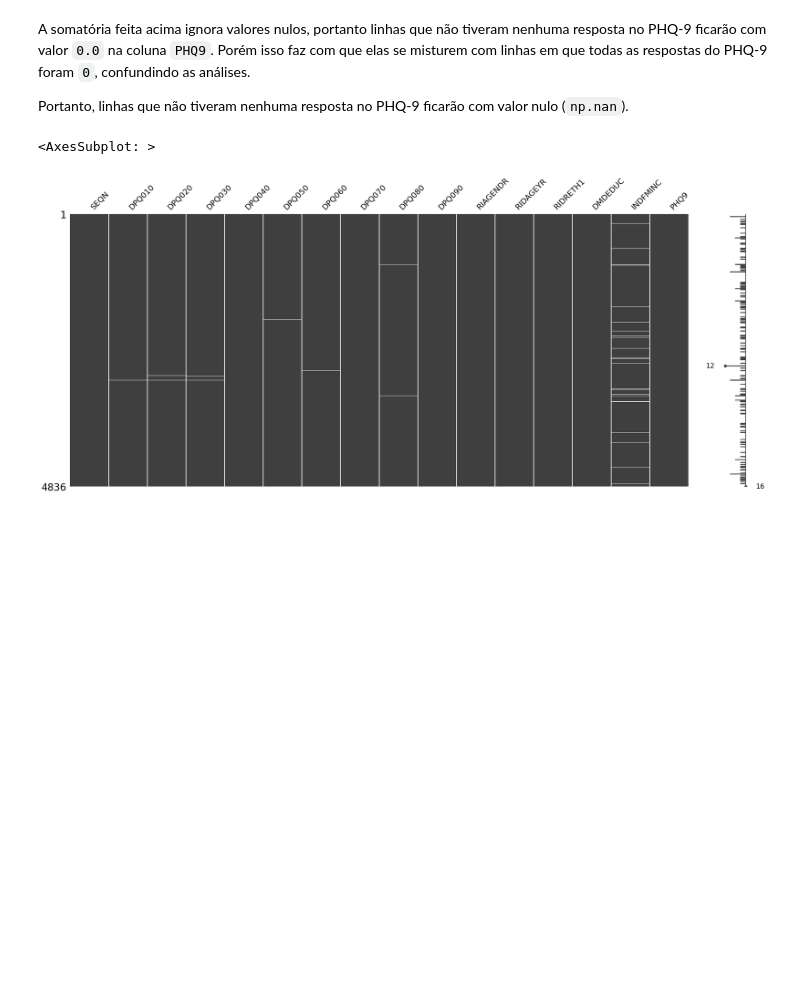
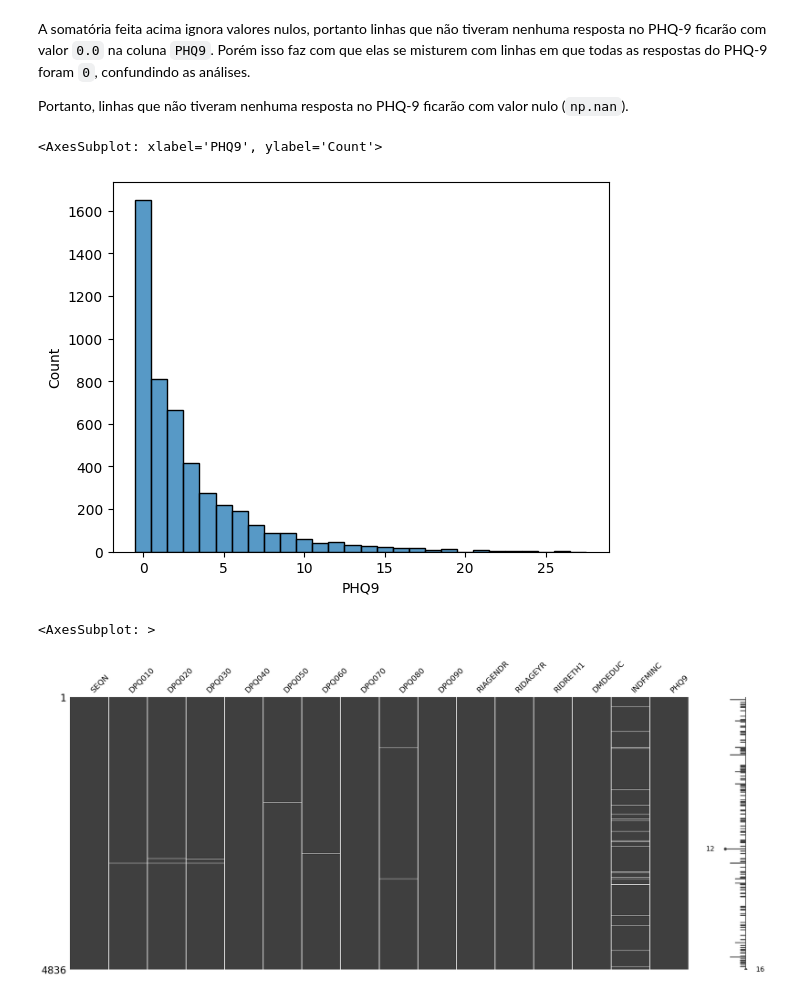
Before and after one commit to thiago-paim/tera-desafio-inferencia, a Jupyter notebook: notebooks/step_1_data_treatment.ipynb, the cells around one changed output. Cells and saved outputs as stored; diff of their text form; code cells hidden in the pictures; blank space fills up the shorter version.

```diff
--- a/notebooks/step_1_data_treatment.ipynb
+++ b/notebooks/step_1_data_treatment.ipynb
@@ -146,6 +175,11 @@ empty_dpq_rows = empty_dpq_rows[empty_dpq_rows == True].index
 
 # Preenchando NaN nas colunas novas em linhas que não tiverem nenhuma resposta PHQ
 demo_phq.loc[empty_dpq_rows, "PHQ9"] = np.nan
+# %%
+sns.histplot(demo_phq.PHQ9, discrete=True)
+# %% [output]
+<AxesSubplot: xlabel='PHQ9', ylabel='Count'>
+[figure, added]
 # %%
 # Visualizando valores nulos, somente entre os que responderam o PHQ-9
 msno.matrix(demo_phq[demo_phq.PHQ9.notna()])
```
Also changed, not shown: parts of 24 cells of this notebook.
